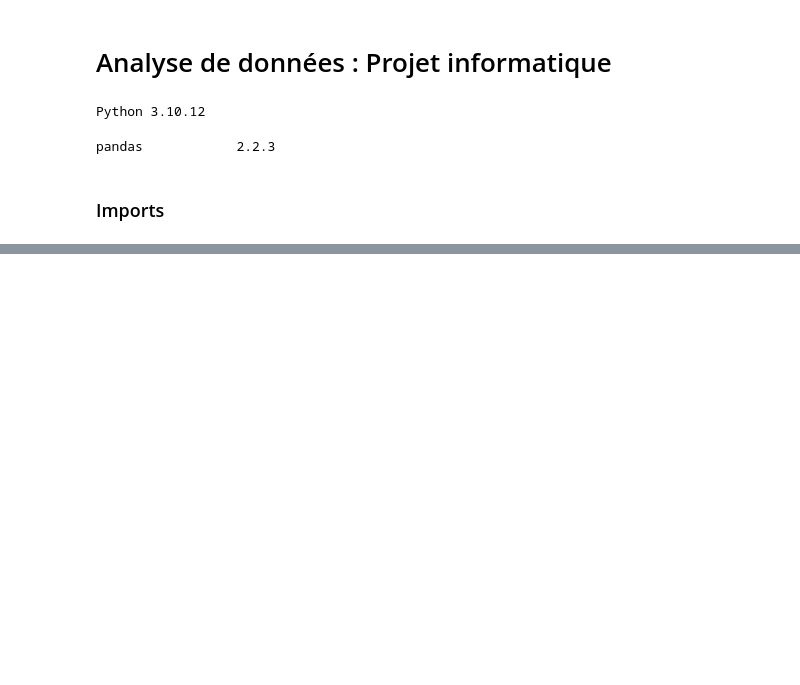
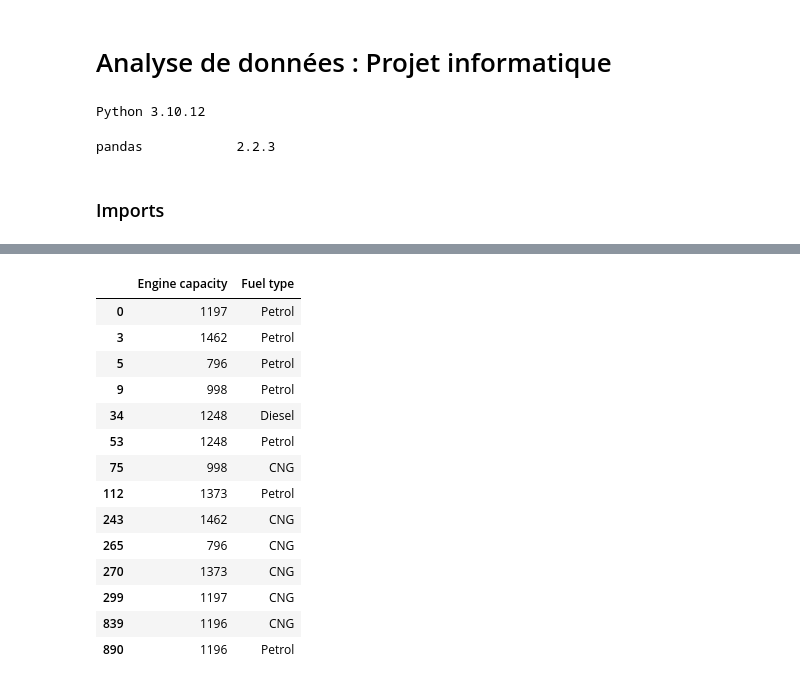
Before and after one commit to Charles-Auguste/informatique_louis_cars24, a Jupyter notebook: analysis.ipynb, the cells around one changed output, grey strips where cells are left out. Cells and saved outputs as stored; diff of their text form; code cells hidden in the pictures; blank space fills up the shorter version.

```diff
--- a/analysis.ipynb
+++ b/analysis.ipynb
@@ -52,0 +103,20 @@ df.head()
+# %%
+# Verifions rapidement le nombre de possibilités pour mon couple moteur (Capacité + type d'essence).
+# Peut être que les caractéristiques moteurs peuvent constituer une table à part entière.
+df[["Engine capacity", "Fuel type"]].drop_duplicates()
+# %% [output]
+|  | Engine capacity | Fuel type |
+| 0 | 1197 | Petrol |
+| 3 | 1462 | Petrol |
+| 5 | 796 | Petrol |
+| 9 | 998 | Petrol |
+| 34 | 1248 | Diesel |
+| 53 | 1248 | Petrol |
+| 75 | 998 | CNG |
+| 112 | 1373 | Petrol |
+| 243 | 1462 | CNG |
+| 265 | 796 | CNG |
+| 270 | 1373 | CNG |
+| 299 | 1197 | CNG |
+| 839 | 1196 | CNG |
+| 890 | 1196 | Petrol |
```
Also changed, not shown: parts of 9 cells of this notebook, 2 other files.
